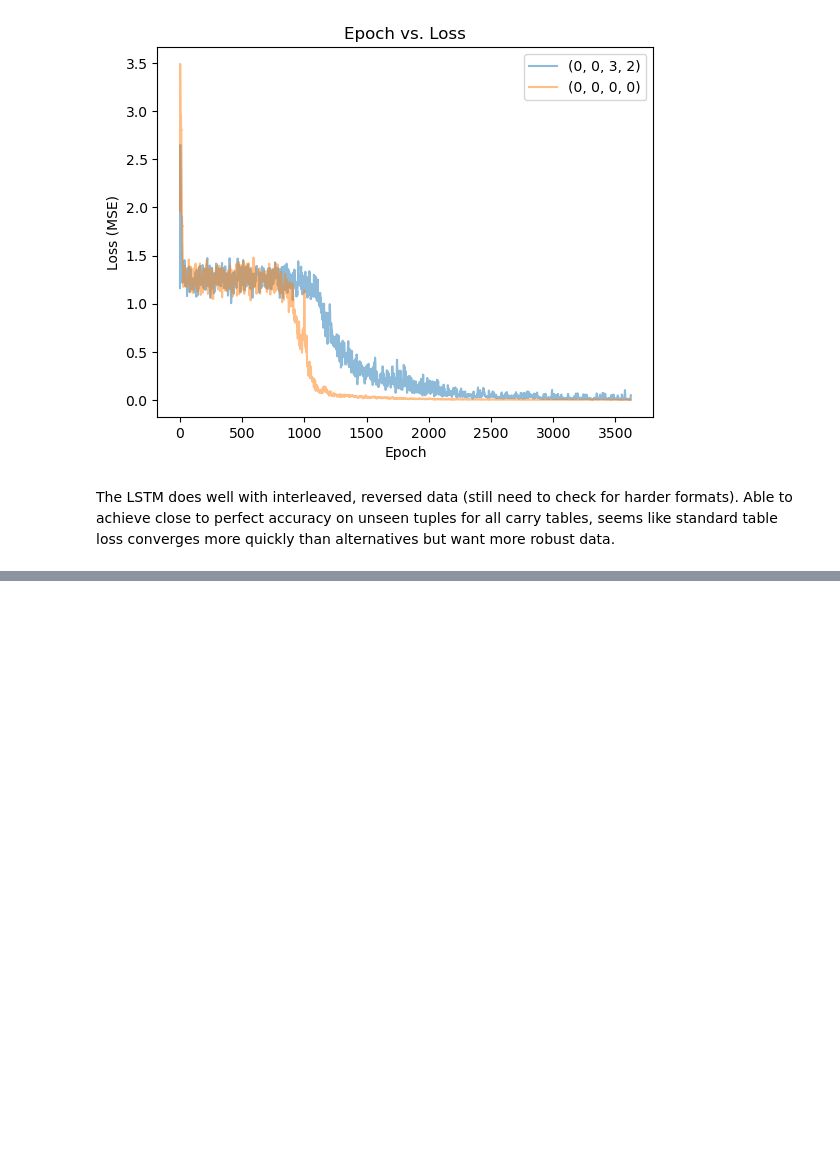
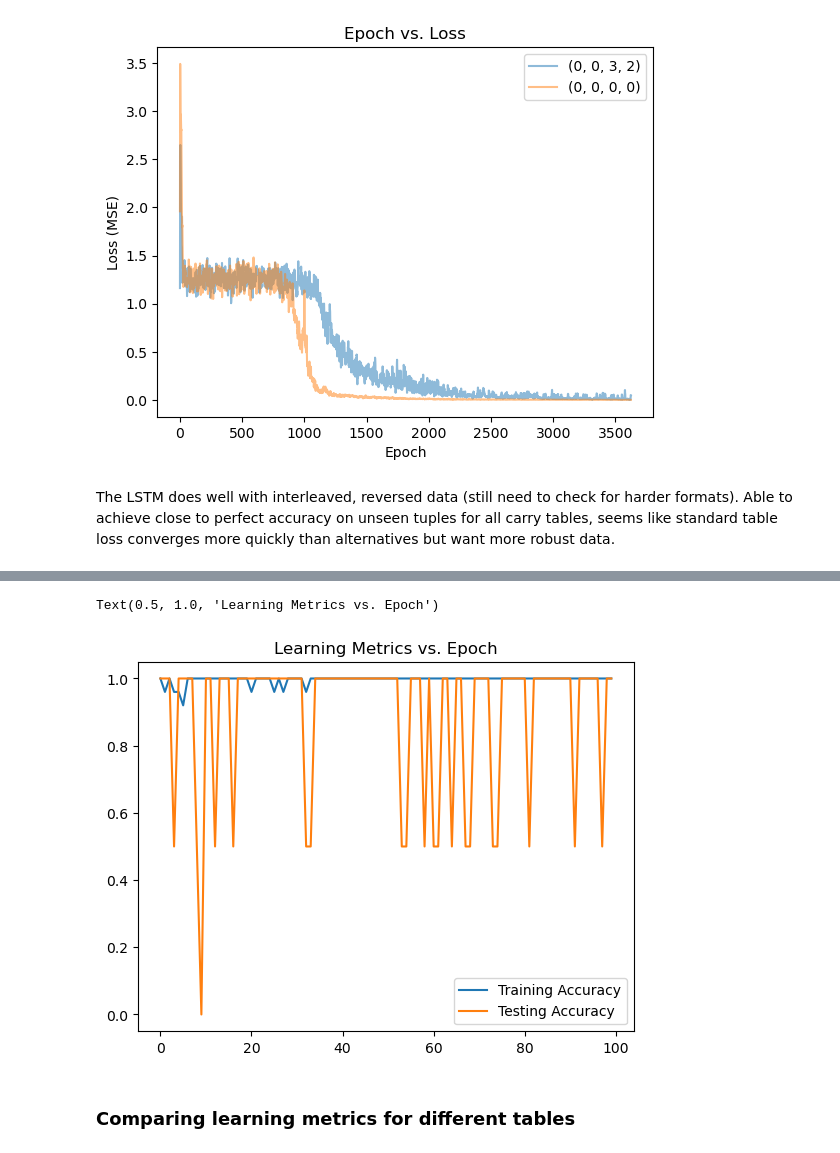
Before and after one commit to cutterdawes/BaseAddition, a Jupyter notebook: ml/ml.ipynb, the cells around one changed output, grey strips where cells are left out. Drawn from its saved outputs; the diff is of its cells as text; code cells hidden in the pictures; blank space fills up the shorter version.

```diff
--- a/ml/ml.ipynb
+++ b/ml/ml.ipynb
@@ -422,2 +106,4 @@ tables = all_tables[b]
 # %%
-table = tables[((0, 0, 0, 0), (0, 1, 2, 3), (0, 2, 0, 2), (0, 3, 2, 1))]
+table = tables[((0, 0, 0),
+                (0, 2, 1),
+                (0, 1, 2))]
@@ -457,0 +110,6 @@ test(model, testing_dataloader, depth, batch_size, print_accuracy=True)
+# %%
+model = LSTM(b, 2)
+# %%
+training_dataloader, testing_dataloader = addition_dataloader.prepare(b, 3, table, split_type='interpolate', split_ratio=0.9)
+# %%
+losses, training_accs, testing_accs = eval.eval(model, training_dataloader, testing_dataloader, num_passes=1000)
@@ -457,0 +134,11 @@ test(model, testing_dataloader, depth, batch_size, print_accuracy=True)
+# %%
+# plt.plot(losses, label='Loss')
+plt.plot(training_accs, label='Training Accuracy')
+plt.plot(testing_accs, label='Testing Accuracy')
+plt.legend()
+plt.title('Learning Metrics vs. Epoch')
+# %% [output]
+Text(0.5, 1.0, 'Learning Metrics vs. Epoch')
+[figure, added]
+# %% [markdown]
+### Comparing learning metrics for different tables
```
Also changed, not shown: parts of 61 cells of this notebook, 7 other files.
